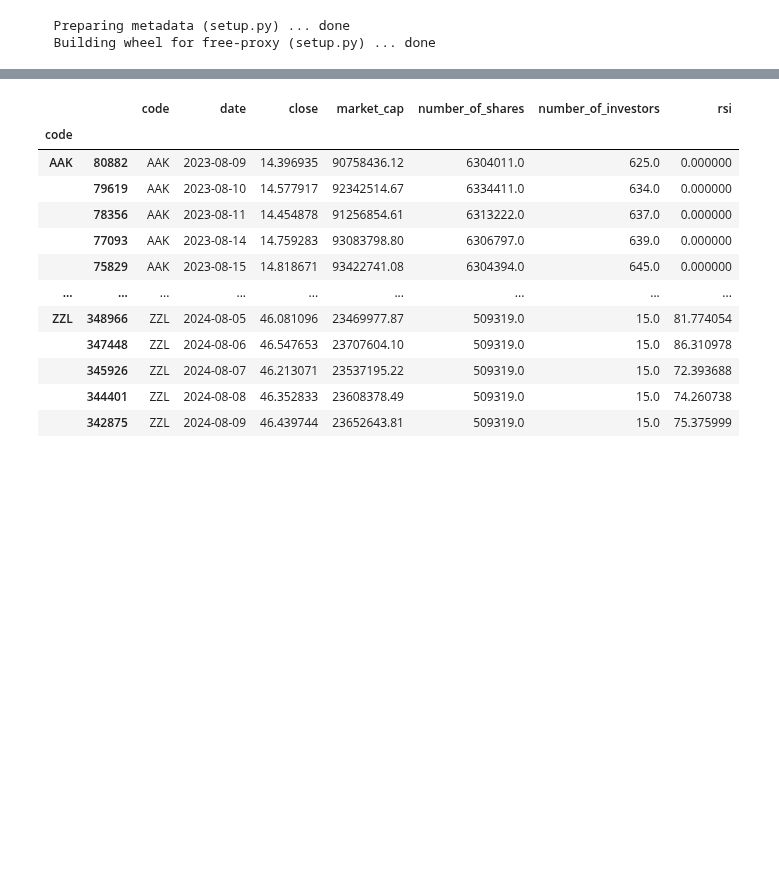
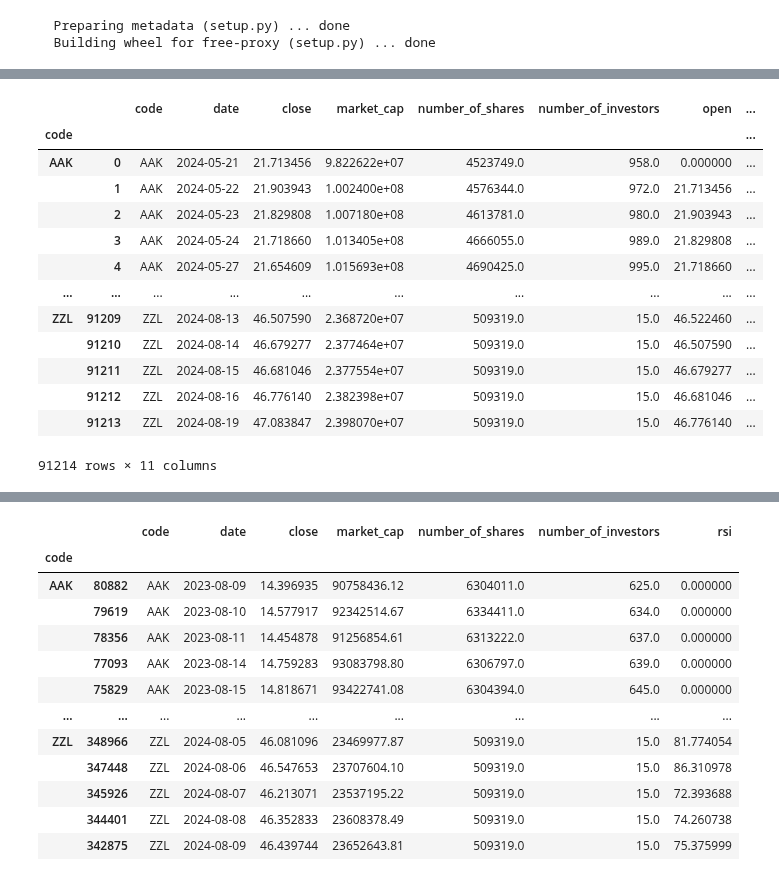
Before and after one commit to ozturkergin/ozturkergin, a Jupyter notebook: TEFAS_PowerBI_Import_v4.ipynb, the cells around one changed output, grey strips where cells are left out. Saved outputs shown, nothing was run; the diff lists cells and outputs as text; code cells hidden in the pictures; blank space fills up the shorter version.

```diff
--- a/TEFAS_PowerBI_Import_v4.ipynb
+++ b/TEFAS_PowerBI_Import_v4.ipynb
@@ -319,0 +249,21 @@ dtype: float64
+# %%
+tefas = tefas_get()
+
+time_delta = 90
+start_date_calc = date.today() - timedelta(days=time_delta)
+date_start = start_date_calc.strftime("%Y-%m-%d")
+date_end = date.today().strftime("%Y-%m-%d")
+
+fetched_data = pd.DataFrame()
+fetched_data = tefas.fetch(start=date_start, end=date_end, columns=["code", "date", "price", "market_cap", "number_of_shares", "number_of_investors" ], unvantip=False)
+fetched_data['date'] = pd.to_datetime(fetched_data['date'], errors='coerce')
+fetched_data['date'].dt.strftime('%Y-%m-%d')
+fetched_data['date'] = fetched_data['date'].dt.date
+fetched_data['price'].astype(float,False)
+fetched_data.rename(columns={'price': 'close'}, inplace=True)
+fetched_data['market_cap'].astype(float,False)
+fetched_data['number_of_shares'].astype(float,False)
+fetched_data['number_of_investors'].astype(float,False)
+fetched_data[(fetched_data!=0)&(pd.isnull(fetched_data))]
+
+#fetched_data = fetched_data.drop(['fonunvantip','title'], axis=1)
@@ -319,0 +285,6 @@ dtype: float64
+# %%
+fetched_data = fetched_data.sort_values(['code', 'date'])
+fetched_data['open'] = fetched_data.groupby('code')['close'].shift(1)
+fetched_data['high'] = fetched_data[['open', 'close']].max(axis=1)
+fetched_data['low'] = fetched_data[['open', 'close']].min(axis=1)
+fetched_data
@@ -319,0 +305,29 @@ dtype: float64
+# %%
+def calculate_rsi(group, window_length):
+    rsi_values = ta.rsi(close=group['close'], length=window_length)
+    group[f'rsi{window_length}'] = rsi_values  # Assign RSI values directly
+    return group
+
+window_length = 14
+fetched_data = fetched_data.reset_index(drop=True)
+fetched_data.sort_values(by=['code', 'date'], inplace=True)
+fetched_data = fetched_data.groupby(['code']).apply(calculate_rsi, window_length=window_length)
+fetched_data = fetched_data.fillna(0)
+fetched_data[f'rsi{window_length}'].astype(float,False)
+#fetched_data.to_excel("fetched_data.xlsx", index=False)
+fetched_data
+# %% [output]
+|  |  | code | date | close | market_cap | number_of_shares | number_of_investors | open | ... |
+| code |  |  |  |  |  |  |  |  | ... |
+| AAK | 0 | AAK | 2024-05-21 | 21.713456 | 9.822622e+07 | 4523749.0 | 958.0 | 0.000000 | ... |
+|  | 1 | AAK | 2024-05-22 | 21.903943 | 1.002400e+08 | 4576344.0 | 972.0 | 21.713456 | ... |
+|  | 2 | AAK | 2024-05-23 | 21.829808 | 1.007180e+08 | 4613781.0 | 980.0 | 21.903943 | ... |
+|  | 3 | AAK | 2024-05-24 | 21.718660 | 1.013405e+08 | 4666055.0 | 989.0 | 21.829808 | ... |
+|  | 4 | AAK | 2024-05-27 | 21.654609 | 1.015693e+08 | 4690425.0 | 995.0 | 21.718660 | ... |
+| ... | ... | ... | ... | ... | ... | ... | ... | ... | ... |
+| ZZL | 91209 | ZZL | 2024-08-13 | 46.507590 | 2.368720e+07 | 509319.0 | 15.0 | 46.522460 | ... |
+|  | 91210 | ZZL | 2024-08-14 | 46.679277 | 2.377464e+07 | 509319.0 | 15.0 | 46.507590 | ... |
+|  | 91211 | ZZL | 2024-08-15 | 46.681046 | 2.377554e+07 | 509319.0 | 15.0 | 46.679277 | ... |
+|  | 91212 | ZZL | 2024-08-16 | 46.776140 | 2.382398e+07 | 509319.0 | 15.0 | 46.681046 | ... |
+|  | 91213 | ZZL | 2024-08-19 | 47.083847 | 2.398070e+07 | 509319.0 | 15.0 | 46.776140 | ... |
+91214 rows × 11 columns
```
Also changed, not shown: parts of 4 cells of this notebook.
